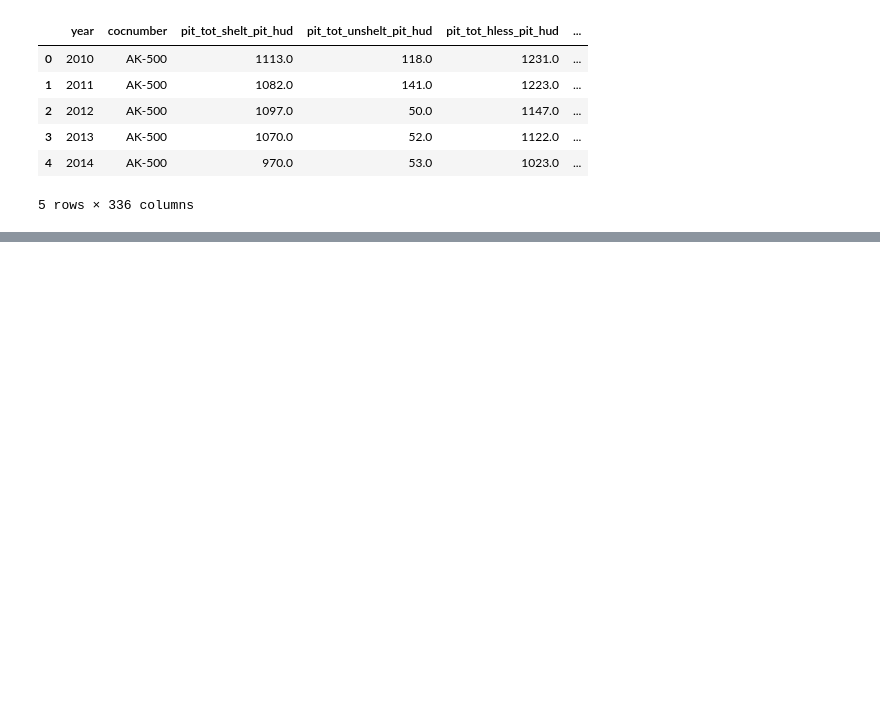
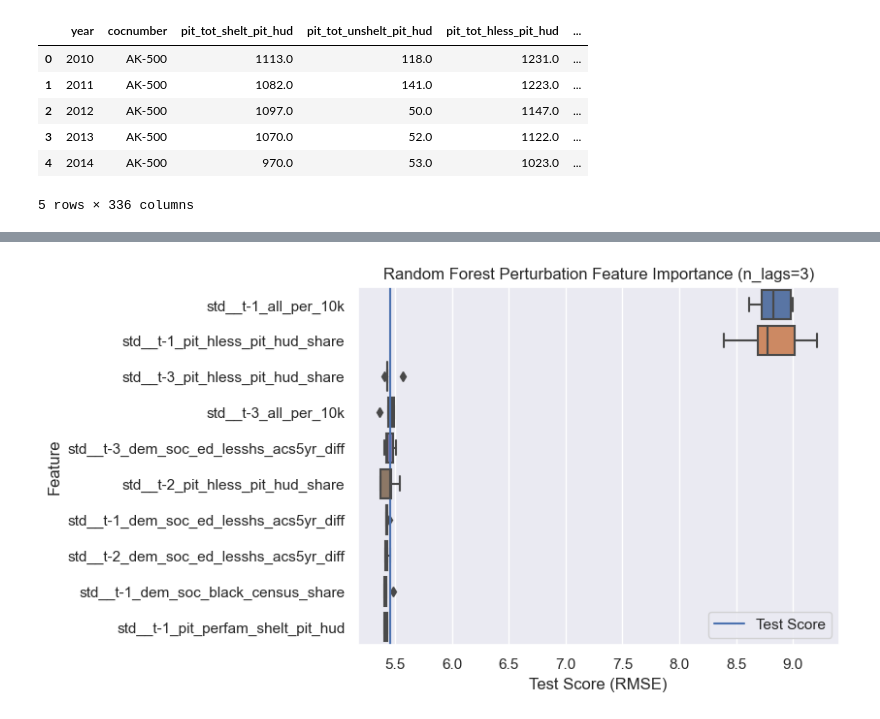
Before and after one commit to nwrousell/data1030-homelessness-project, a Jupyter notebook: src/model_development.ipynb, the cells around one changed output, grey strips where cells are left out. Cells and saved outputs as stored; diff of their text form; code cells hidden in the pictures; blank space fills up the shorter version.

```diff
--- a/src/model_development.ipynb
+++ b/src/model_development.ipynb
@@ -340,0 +849,24 @@ Test R2: 0.8682099782463348
+# %%
+X_train_prep, y_train, X_val_prep, y_val, X_test_prep, y_test = setup_data(limited_df, n_lags=3, years_in_data=8, target_variable="all_per_10k", as_df=True)
+
+test_score = np.mean(limited_dataset_results[2]["random_forest"]["test_score"])
+print('test score = ',test_score)
+
+nr_runs = 5
+
+rf_model = limited_dataset_results[2]["random_forest"]["model"][0]
+
+# loop through the features
+feature_names = X_train_prep.columns
+feature_scores = np.zeros((len(feature_names), nr_runs))
+for i in range(len(feature_names)):
+    print('shuffling '+str(feature_names[i]))
+    rmse_scores = []
+    for j in range(nr_runs):
+        X_test_shuffled = X_test_prep.copy()
+        X_test_shuffled[feature_names[i]] = np.random.permutation(X_test_prep[feature_names[i]].values)
+        shuffled_test_pred = rf_model.predict(X_test_shuffled.to_numpy())
+        rmse = mean_squared_error(y_test, shuffled_test_pred, squared=False)
+        rmse_scores.append(rmse)
+    print('   shuffled test score:',np.around(np.mean(rmse_scores),3),'+/-',np.around(np.std(rmse_scores),3))
+    feature_scores[i] = rmse_scores
@@ -340,0 +891,21 @@ Test R2: 0.8682099782463348
+# %%
+feature_scores_df = pd.DataFrame(feature_scores.T, columns=feature_names)
+feature_scores_df
+
+# save to file using pickle
+dbfile = open('../data/rf_perturbation_n_lag_3.pickle', 'wb')
+pickle.dump(feature_scores_df, dbfile)
+dbfile.close()
+
+top_10 = feature_scores_df.mean().sort_values()[::-1].head(10).index
+top_10_scores = feature_scores_df[top_10]
+ax = sns.boxplot(top_10_scores, orient="h")
+ax.axvline(x = test_score, ymin = 0, ymax = 1, label="Test Score")
+plt.title("Random Forest Perturbation Feature Importance (n_lags=3)")
+plt.legend()
+plt.xlabel("Test Score (RMSE)")
+plt.ylabel("Feature")
+plt.savefig(f"../figures/random_forest_perturbation_feature_importance_n_lags_3.png", dpi=500, bbox_inches='tight')
+plt.show()
+# %% [output]
+[figure, added]
```
Also changed, not shown: parts of 53 cells of this notebook, 36 other files.
